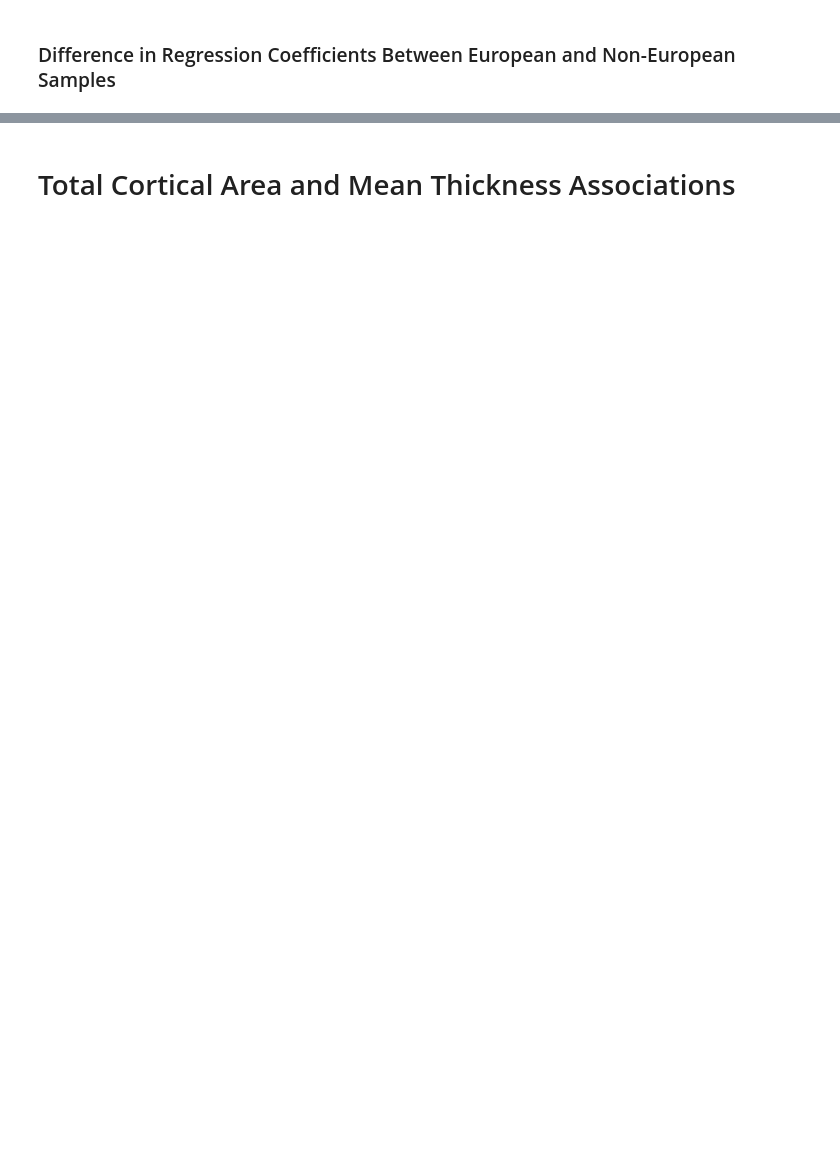
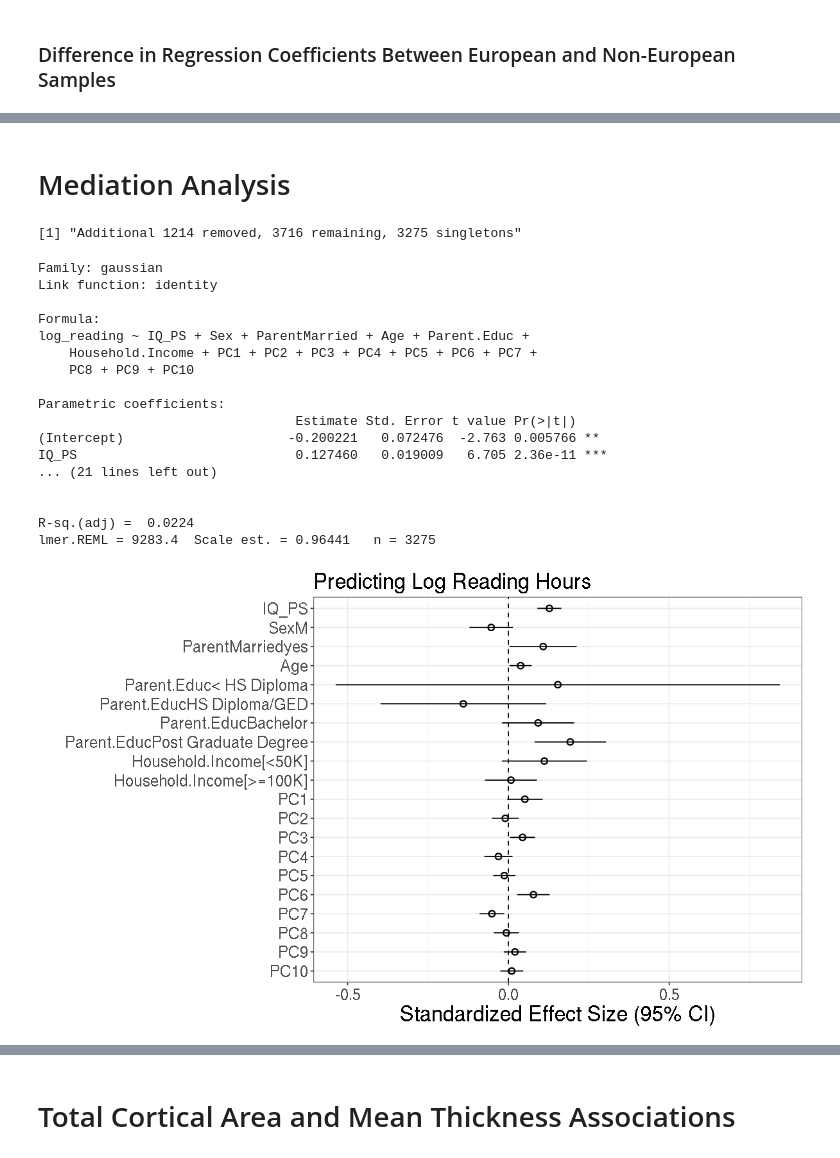
Before and after one commit to robloughnan/ABCD_IQ_Polygenic_Score, a Jupyter notebook: IQ_Polygenic_Score_Cryst_vs_Fluid.ipynb, the cells around one changed output, grey strips where cells are left out. Saved outputs shown, nothing was run; the diff lists cells and outputs as text; code cells hidden in the pictures; blank space fills up the shorter version.

```diff
--- a/IQ_Polygenic_Score_Cryst_vs_Fluid.ipynb
+++ b/IQ_Polygenic_Score_Cryst_vs_Fluid.ipynb
@@ -204,2 +208,0 @@ print(tab1Mat)
-# %%
-df[, c(nihtbx_names, pc_cols, poly_score, 'Age')] = scale(df[, c(nihtbx_names, pc_cols, poly_score, 'Age')])
@@ -507,0 +748,60 @@ Difference in regression coefficients for cryst and cryst p=1.019e-02 (z=-2.569)
+# %% [markdown]
+# Mediation Analysis
+# %%
+df[, 'log_reading'] = as.numeric(scale(log(df$sports_activity_read_hours_p+0.1)))
+# %%
+set.seed(1)
+sub_df = select_singletons(na.omit(df[df$EUR>0.9, c(nihtbx_names[8:9], 'IQ_PS', covariates, 'rel_family_id', 'abcd_site', 'log_reading')]))
+sub_df[, c(nihtbx_names[8:9], pc_cols, 'IQ_PS', 'Age', 'log_reading')] = scale(sub_df[, c(nihtbx_names[8:9], pc_cols, 'IQ_PS', 'Age', 'log_reading')])
+print(paste0('Additional ', sum(is.na(df[df$EUR>0.9, 'log_reading'])), ' removed, ', sum(!is.na(df[df$EUR>0.9, 'log_reading'])), ' remaining, ', dim(sub_df)[1], ' singletons'))
+# %% [output]
+[1] "Additional 1214 removed, 3716 remaining, 3275 singletons"
+# %%
+sub_df$Parent.Educ <- relevel(sub_df$Parent.Educ, ref="Some College")
+sub_df$Household.Income <- relevel(sub_df$Household.Income, ref="[>=50K & <100K]")
+# %%
+form = paste0('log_reading ~  IQ_PS + ', covariate_str)
+model = gamm4(formula=formula(form), random=formula('~(1|abcd_site)'), data=sub_df)
+
+summary = summary(model$gam)
+summary
+ind = 2:length(model$gam$coefficients)
+label <- names(model$gam$coefficients[ind])
+coeff  <- model$gam$coefficients[ind]
+lower <- model$gam$coefficients[ind]-1.96*summary$se[ind]
+upper <- model$gam$coefficients[ind]+1.96*summary$se[ind]
+
+df_coeff <- data.frame(label, coeff, lower, upper)
+
+# reverses the factor level ordering for labels after coord_flip()
+df_coeff$label <- factor(df_coeff$label, levels=rev(df_coeff$label))
+options(repr.plot.width=10, repr.plot.height=6)
+
+
+
+fp <- ggplot(data=df_coeff, aes(x=label, y=coeff, ymin=lower, ymax=upper)) +
+        geom_pointrange(position = position_dodge(0.5), shape=1) +
+        geom_hline(yintercept=0, lty=2) +  # add a dotted line at x=1 after flip
+        coord_flip() +  # flip coordinates (puts labels on y axis)
+        xlab("") + ylab("Standardized Effect Size (95% CI)") + ggtitle("Predicting Log Reading Hours") +
+        theme_bw() + theme(text = element_text(size=18)) # use a white background
+print(fp)
+# %% [output]
+Family: gaussian
+Link function: identity
+
+Formula:
+log_reading ~ IQ_PS + Sex + ParentMarried + Age + Parent.Educ +
+    Household.Income + PC1 + PC2 + PC3 + PC4 + PC5 + PC6 + PC7 +
+    PC8 + PC9 + PC10
+
+Parametric coefficients:
+                                 Estimate Std. Error t value Pr(>|t|)
+(Intercept)                     -0.200221   0.072476  -2.763 0.005766 **
+IQ_PS                            0.127460   0.019009   6.705 2.36e-11 ***
+... (21 lines left out)
+
+
+R-sq.(adj) =  0.0224
+lmer.REML = 9283.4  Scale est. = 0.96441   n = 3275
+[figure, added]
```
Also changed, not shown: parts of 117 cells of this notebook, 1 other file.
